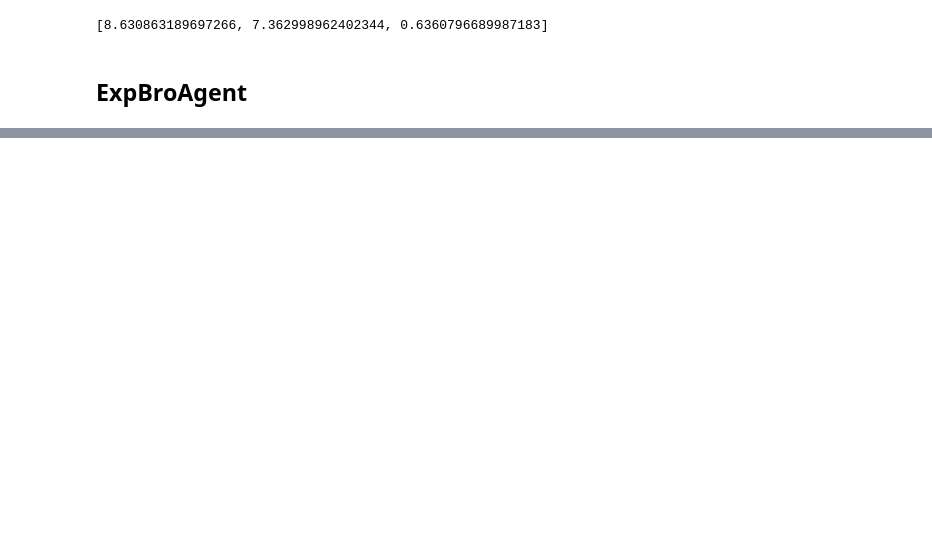
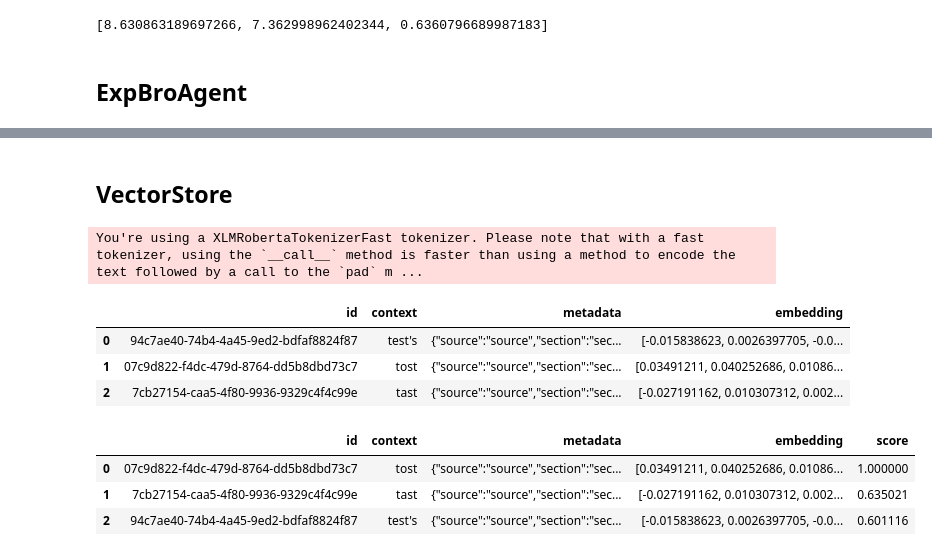
Before and after one commit to datanooblol/broai, a Jupyter notebook: dev.ipynb, the cells around one changed output, grey strips where cells are left out. Drawn from its saved outputs; the diff is of its cells as text; code cells hidden in the pictures; blank space fills up the shorter version.

Commit message:
add experiments: DuckVectorStore

```diff
--- a/dev.ipynb
+++ b/dev.ipynb
@@ -553 +698,3 @@ punchline: Because it had fowl breath
 ====================
+# %% [markdown]
+## VectorStore
@@ -553,0 +703,31 @@ punchline: Because it had fowl breath
+# %%
+import json
+from broai.interface import Context
+from broai.experiments.huggingface_embedding import BAAIEmbedding, EmbeddingDimension
+baai_em = BAAIEmbedding()
+# %%
+vector_store = DuckVectorStore(db_name="./duckmemory.db", table="raw", embedding=baai_em)
+# %% [output]
+You're using a XLMRobertaTokenizerFast tokenizer. Please note that with a fast tokenizer, using the `__call__` method is faster than using a method to encode the text followed by a call to the `pad` m ...
+# %%
+contexts = [
+    Context(context="test's", metadata={"source":"source", "section": "section", "sequence":0}),
+    Context(context="tost", metadata={"source":"source", "section": "section", "sequence":1}),
+    Context(context="tast", metadata={"source":"source", "section": "section", "sequence":2}),
+]
+vector_store.add_contexts(contexts=contexts)
+# %%
+vector_store.read()
+# %% [output]
+|  | id | context | metadata | embedding |
+| 0 | 94c7ae40-74b4-4a45-9ed2-bdfaf8824f87 | test's | {"source":"source","section":"sec... | [-0.015838623, 0.0026397705, -0.0... |
+| 1 | 07c9d822-f4dc-479d-8764-dd5b8dbd73c7 | tost | {"source":"source","section":"sec... | [0.03491211, 0.040252686, 0.01086... |
+| 2 | 7cb27154-caa5-4f80-9936-9329c4f4c99e | tast | {"source":"source","section":"sec... | [-0.027191162, 0.010307312, 0.002... |
+# %%
+records = vector_store.vector_search(search_term="tost", context=False)
+records
+# %% [output]
+|  | id | context | metadata | embedding | score |
+| 0 | 07c9d822-f4dc-479d-8764-dd5b8dbd73c7 | tost | {"source":"source","section":"sec... | [0.03491211, 0.040252686, 0.01086... | 1.000000 |
+| 1 | 7cb27154-caa5-4f80-9936-9329c4f4c99e | tast | {"source":"source","section":"sec... | [-0.027191162, 0.010307312, 0.002... | 0.635021 |
+| 2 | 94c7ae40-74b4-4a45-9ed2-bdfaf8824f87 | test's | {"source":"source","section":"sec... | [-0.015838623, 0.0026397705, -0.0... | 0.601116 |
```
Also changed, not shown: parts of 42 cells of this notebook, 3 other files.
